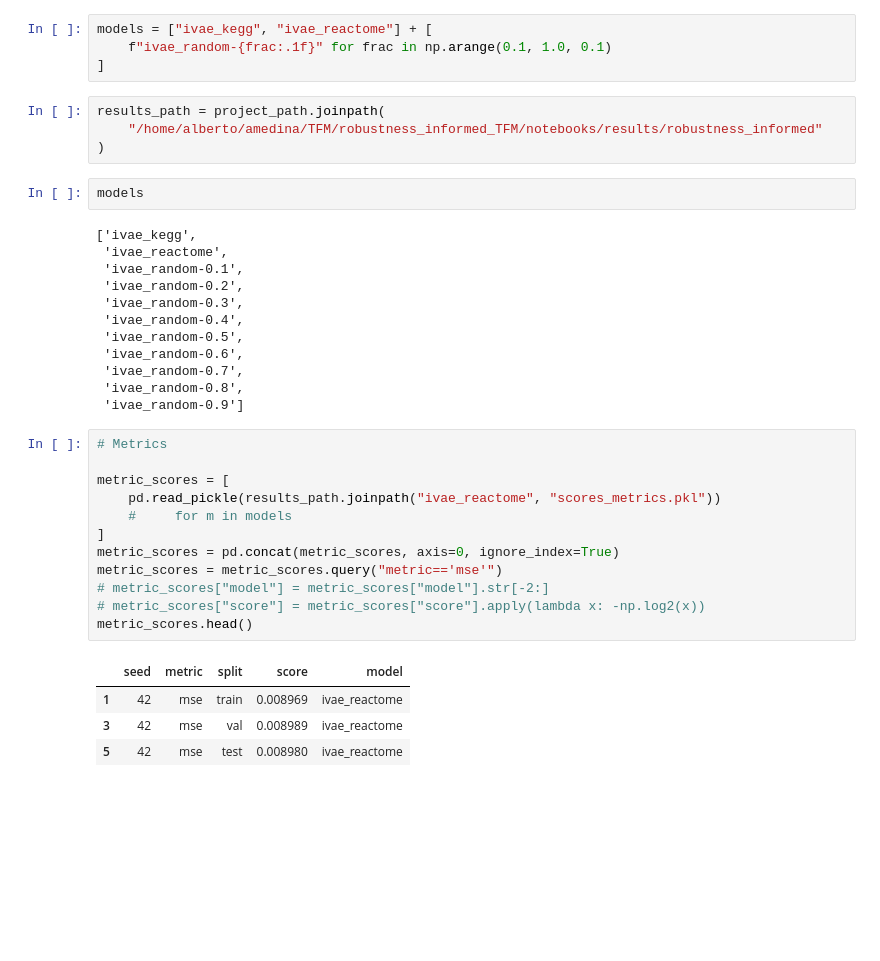
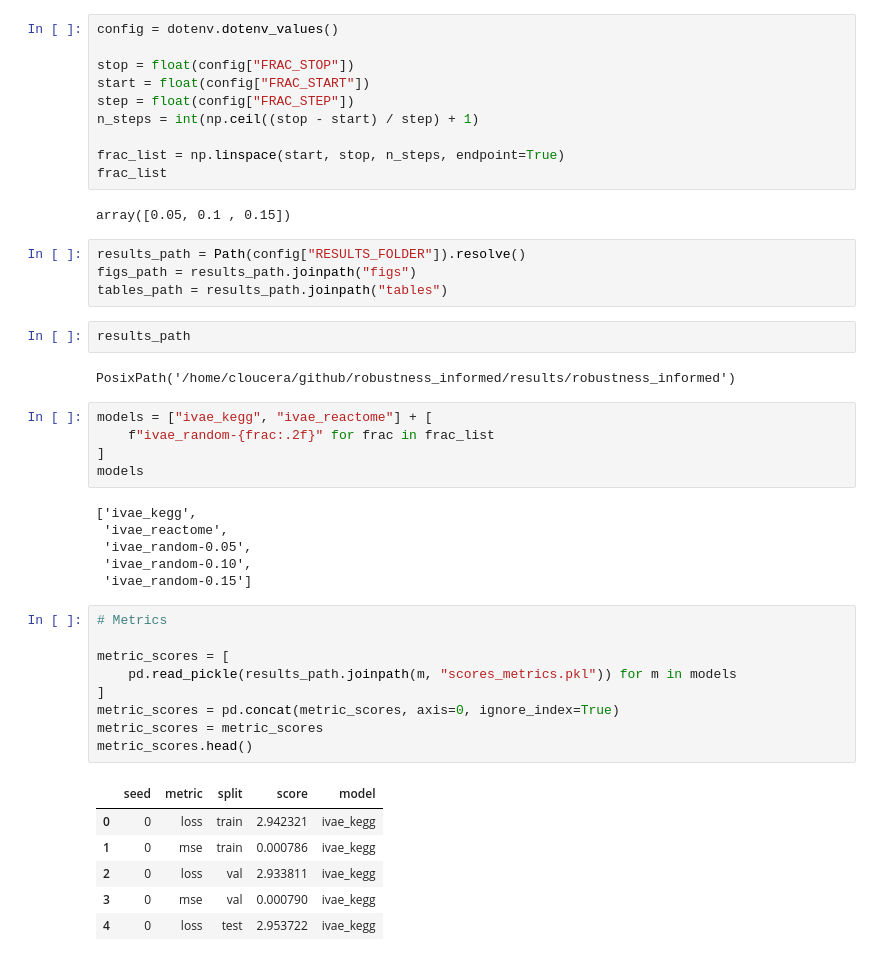
Before and after one commit to saraafdezz/robustness_informed_TFG, a Jupyter notebook: notebooks/02-analyze_results.ipynb, the cells around one changed output. Saved outputs shown, nothing was run; the diff lists cells and outputs as text; blank space fills up the shorter version.

```diff
--- a/notebooks/02-analyze_results.ipynb
+++ b/notebooks/02-analyze_results.ipynb
@@ -24,42 +21,50 @@ tf.config.experimental.enable_op_determinism()
 # %% [output]
 The autoreload extension is already loaded. To reload it, use:
   %reload_ext autoreload
+# %%
+config = dotenv.dotenv_values()
+
+stop = float(config["FRAC_STOP"])
+start = float(config["FRAC_START"])
+step = float(config["FRAC_STEP"])
+n_steps = int(np.ceil((stop - start) / step) + 1)
+
+frac_list = np.linspace(start, stop, n_steps, endpoint=True)
+frac_list
+# %% [output]
+array([0.05, 0.1 , 0.15])
+# %%
+results_path = Path(config["RESULTS_FOLDER"]).resolve()
+figs_path = results_path.joinpath("figs")
+tables_path = results_path.joinpath("tables")
+# %%
+results_path
+# %% [output]
+PosixPath('/home/cloucera/github/robustness_informed/results/robustness_informed')
 # %%
 models = ["ivae_kegg", "ivae_reactome"] + [
-    f"ivae_random-{frac:.1f}" for frac in np.arange(0.1, 1.0, 0.1)
+    f"ivae_random-{frac:.2f}" for frac in frac_list
 ]
+models
+# %% [output]
+['ivae_kegg',
+ 'ivae_reactome',
+ 'ivae_random-0.05',
+ 'ivae_random-0.10',
+ 'ivae_random-0.15']
-# %%
-results_path = project_path.joinpath(
-    "/home/alberto/amedina/TFM/robustness_informed_TFM/notebooks/results/robustness_informed"
-)
-# %%
-models
-# %% [output]
-['ivae_kegg',
- 'ivae_reactome',
- 'ivae_random-0.1',
- 'ivae_random-0.2',
- 'ivae_random-0.3',
- 'ivae_random-0.4',
- 'ivae_random-0.5',
- 'ivae_random-0.6',
- 'ivae_random-0.7',
- 'ivae_random-0.8',
- 'ivae_random-0.9']
 # %%
 # Metrics
 
 metric_scores = [
-    pd.read_pickle(results_path.joinpath("ivae_reactome", "scores_metrics.pkl"))
-    #     for m in models
+    pd.read_pickle(results_path.joinpath(m, "scores_metrics.pkl")) for m in models
 ]
 metric_scores = pd.concat(metric_scores, axis=0, ignore_index=True)
-metric_scores = metric_scores.query("metric=='mse'")
-# metric_scores["model"] = metric_scores["model"].str[-2:]
-# metric_scores["score"] = metric_scores["score"].apply(lambda x: -np.log2(x))
+metric_scores = metric_scores
 metric_scores.head()
 # %% [output]
 |  | seed | metric | split | score | model |
-| 1 | 42 | mse | train | 0.008969 | ivae_reactome |
-| 3 | 42 | mse | val | 0.008989 | ivae_reactome |
-| 5 | 42 | mse | test | 0.008980 | ivae_reactome |
+| 0 | 0 | loss | train | 2.942321 | ivae_kegg |
+| 1 | 0 | mse | train | 0.000786 | ivae_kegg |
+| 2 | 0 | loss | val | 2.933811 | ivae_kegg |
+| 3 | 0 | mse | val | 0.000790 | ivae_kegg |
+| 4 | 0 | loss | test | 2.953722 | ivae_kegg |
```
Also changed, not shown: parts of 13 cells of this notebook, 2 other files.
